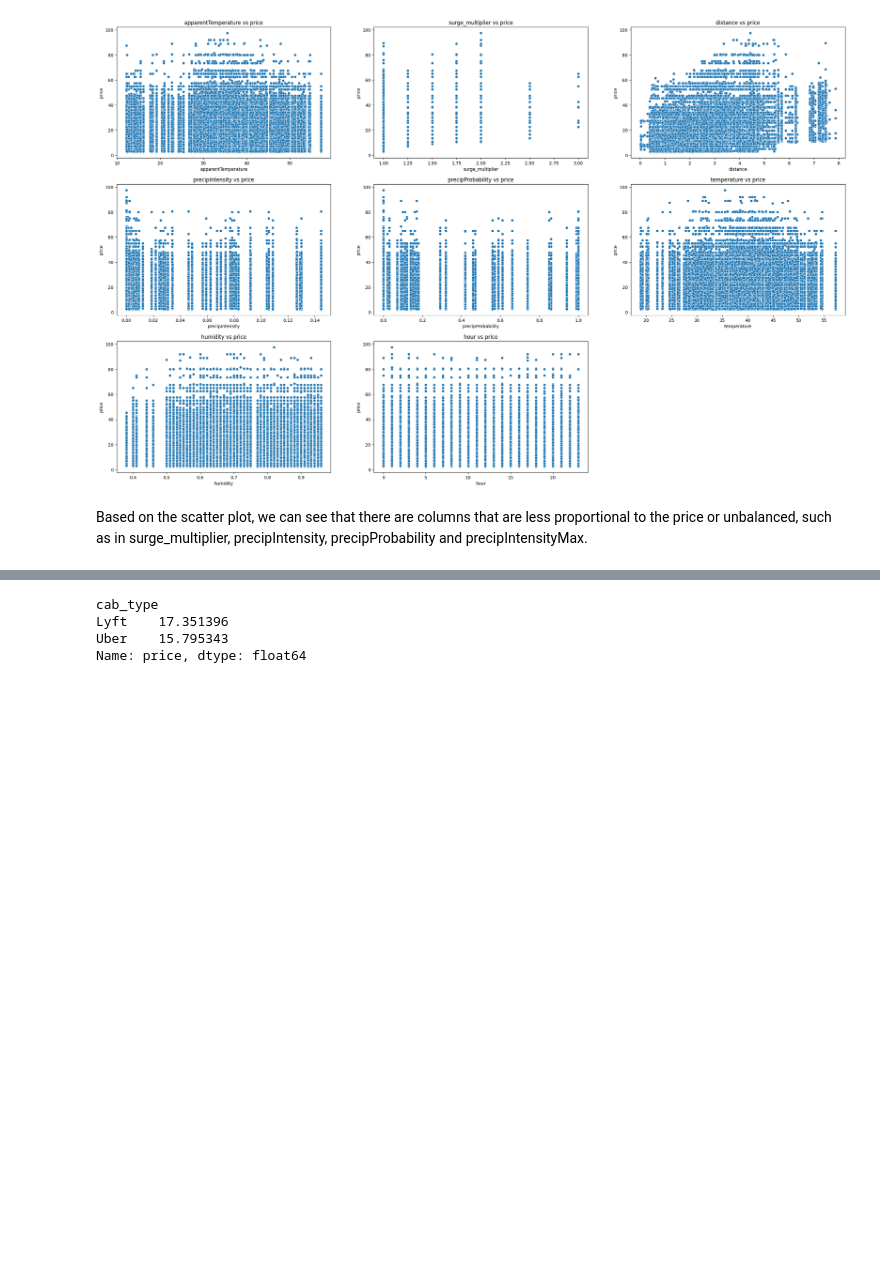
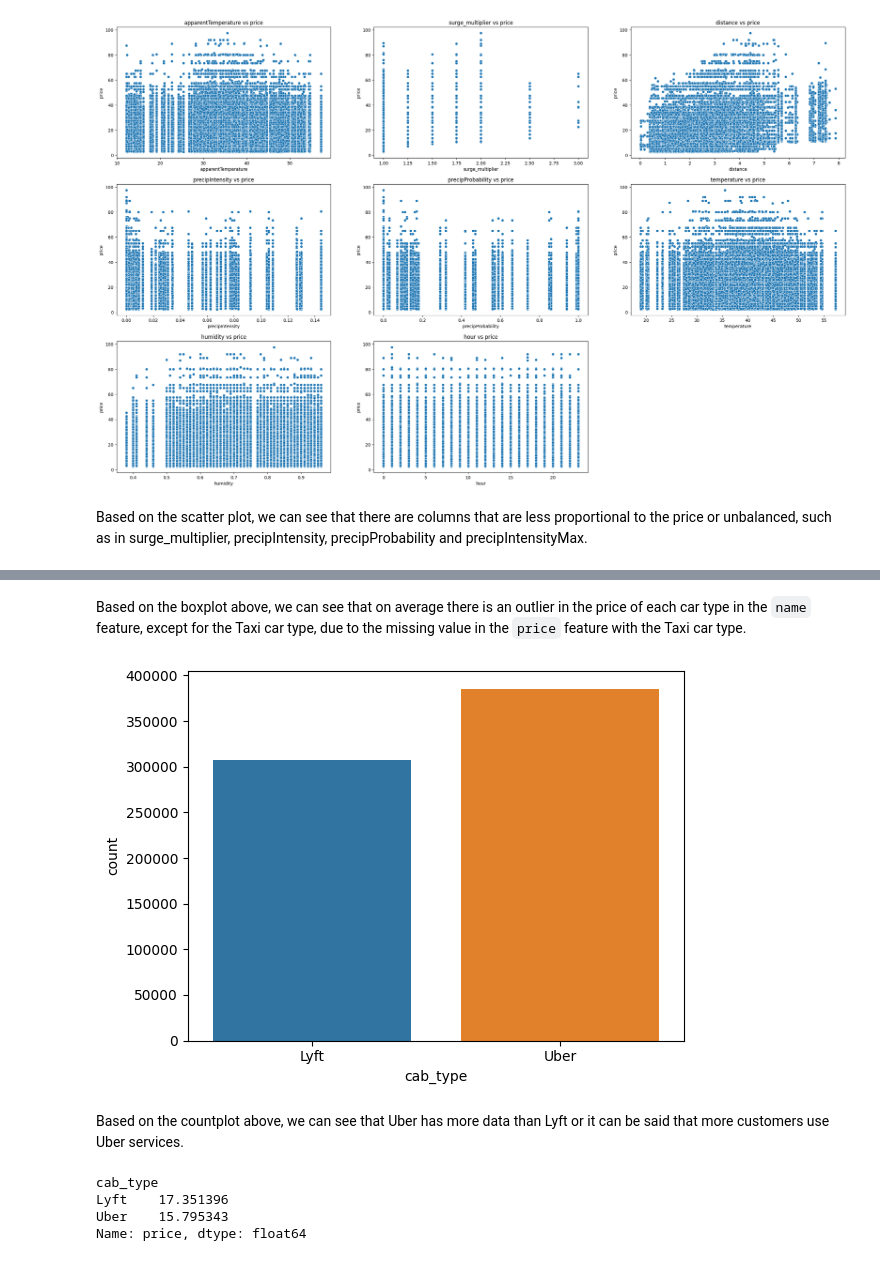
Before and after one commit to theonugraha/Price-Predict-using-Linear-Regression-on-The-Ride-Hailing-Platform, a Jupyter notebook: h8dsft_P1G1_Theo.ipynb, the cells around one changed output, grey strips where cells are left out. Saved outputs shown, nothing was run; the diff lists cells and outputs as text; code cells hidden in the pictures; blank space fills up the shorter version.

```diff
--- a/h8dsft_P1G1_Theo.ipynb
+++ b/h8dsft_P1G1_Theo.ipynb
@@ -256,3 +262,13 @@ Based on the scatter plot, we can see that there are columns that are less propo
+# %% [markdown]
+Based on the boxplot above, we can see that on average there is an outlier in the price of each car type in the `name` feature, except for the Taxi car type, due to the missing value in the `price` feature with the Taxi car type.
+# %%
+sns.countplot(data=df, x="cab_type")
+
+plt.show()
+# %% [output]
+[figure, added]
+# %% [markdown]
+Based on the countplot above, we can see that Uber has more data than Lyft or it can be said that more customers use Uber services.
 # %%
 # Show average price based on cab_type
 
```
Also changed, not shown: parts of 30 cells of this notebook, 4 other files.
